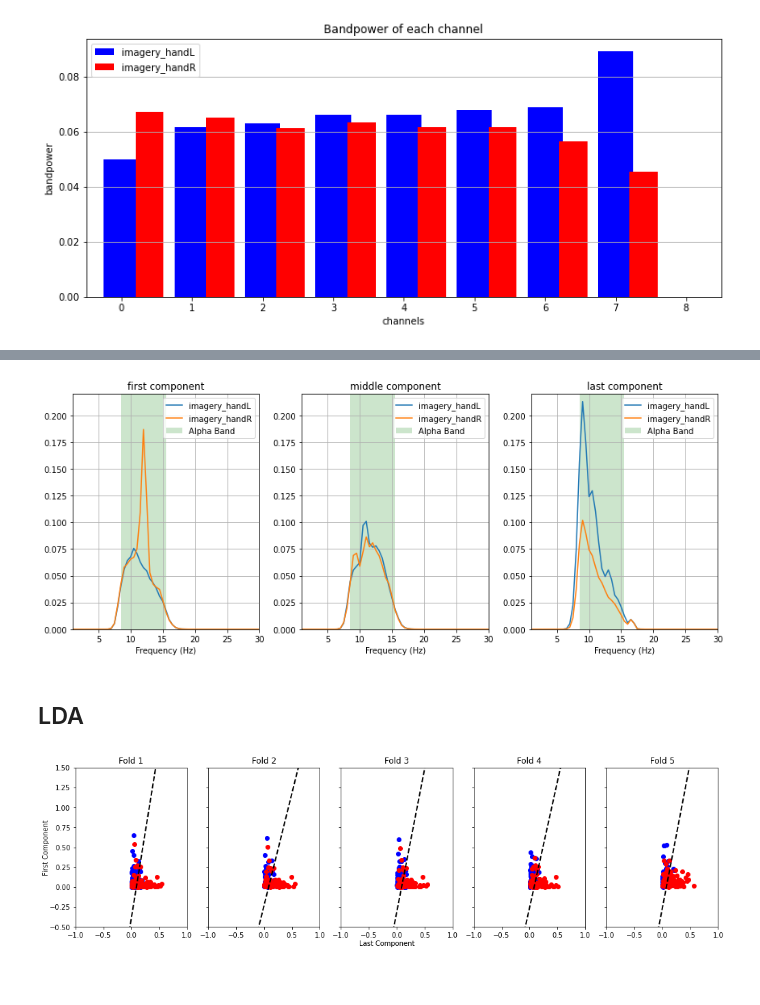
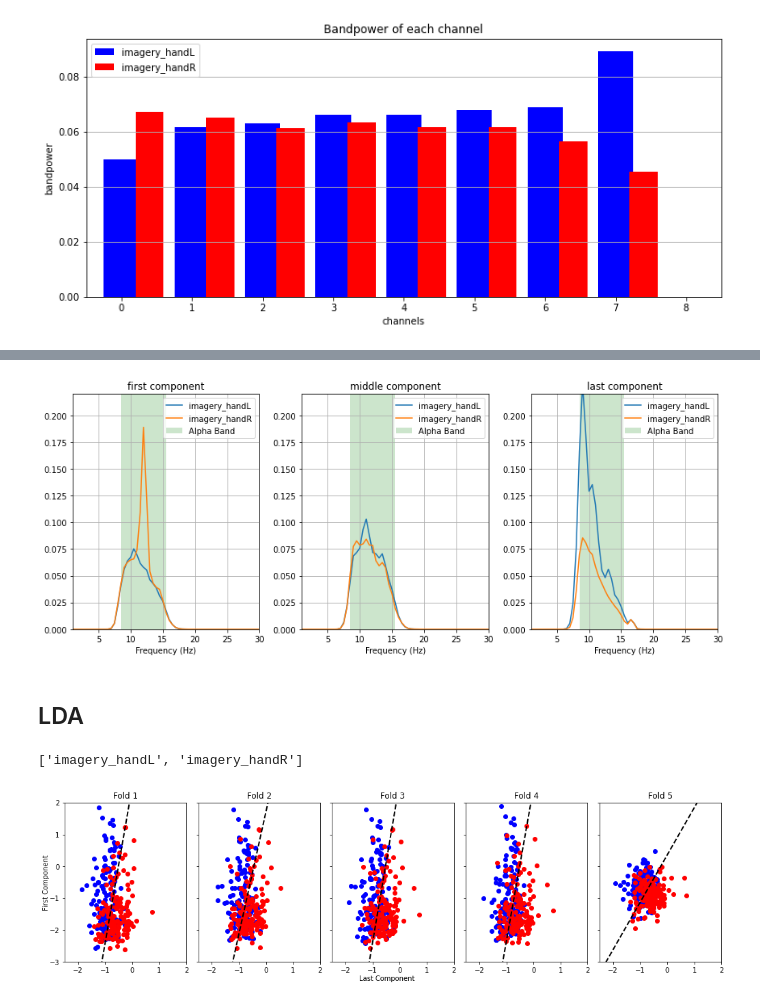
Before and after one commit to Jake-Jay/motor-imagery, a Jupyter notebook: FullPipeline_03.ipynb, the cells around one changed output, grey strips where cells are left out. Drawn from its saved outputs; the diff is of its cells as text; code cells hidden in the pictures.

```diff
--- a/FullPipeline_03.ipynb
+++ b/FullPipeline_03.ipynb
@@ -287,7 +287,7 @@ analysis.plot_psd(
 # %%
 trials_bp = {}
 for cl in classes:
-    freqs, bandpower = analysis.bandpower(good_trials[cl], fs)
+    freqs, bandpower = analysis.bandpower(good_trials[cl], fs, band=[10, 12])
     trials_bp[cl] = bandpower
 
 analysis.plot_bandpower(trials_bp, classes)
@@ -340,6 +340,13 @@ analysis.plot_bandpower(trials_bp, classes)
 # %% [output]
 [figure]
 # %%
+fig = plt.figure()
+ax = fig.add_subplot(111)
 for cl, col in zip(classes, ['b', 'r']):
-    plt.scatter(trials_bp[cl][0,:], trials_bp[cl][-1,:], color=col)
+    ax.scatter(trials_bp[cl][0,:], trials_bp[cl][-1,:], color=col)
+
+ax.set_xlim([-0.1, 0.3])
+ax.set_ylim([-0.1, 0.4])
+ax.set_aspect('equal')
+plt.show()
 # %% [output]
@@ -358,15 +365,22 @@ analysis.plot_psd(
     maxy=0.22
 )
 # %% [output]
-[figure, old version]
+[figure, new version]
 # %% [markdown]
 ## LDA
+# %%
+classes
+# %% [output]
+['imagery_handL', 'imagery_handR']
+# %%
+# H-PARAMS
+nfolds = 5                              # Number of folds
+components = np.array([0,-1])           # Select components as features for classification
+feature = 'logvar'
+band = [11, 12.7]
+
+assert feature in ['bandpower', 'logvar']
 # %%
-# H-PARAMS
-nfolds = 5                              # Number of folds
-components = np.array([0,-1])           # Select components as features for classification
-band = [11,12.7]
-
 # Find size of cross val datasets
 test_set_shapes = {}
 train_set_shapes = {}
@@ -409,45 +423,56 @@ for i in range(nfolds):
         test[cl] = test[cl][components,:,:]
         # print(f'CSP ({cl}) train: {train[cl].shape}, test: {test[cl].shape}')
 
-    # Bandpower
-    for cl in classes:
-        _, bandpower = analysis.bandpower(train[cl], fs, band)
-        train[cl] = bandpower
-        _, bandpower = analysis.bandpower(test[cl], fs, band)
-        test[cl] = bandpower
+    if feature == 'bandpower':
+        # Bandpower
+        for cl in classes:
+            _, bandpower = analysis.bandpower(train[cl], fs, band)
+            train[cl] = bandpower
+            _, bandpower = analysis.bandpower(test[cl], fs, band)
+            test[cl] = bandpower
+    elif feature == 'logvar':
+        # Logvar
+        for cl in classes:
+            train[cl] = analysis.logvar(train[cl])
+            test[cl] = analysis.logvar(test[cl])
 
     # Train LDA
     W,b = train_lda(train[cl0].T, train[cl1].T)
 
     # Scatterplot
     for cl, col in zip(classes, ['b', 'r']):
         axs[i].scatter(train[cl][0,:], train[cl][-1,:], color=col)
     # Calculate decision boundary (x,y)
     x = np.arange(-3, 2, 0.1)
     y = (b - W[0]*x) / W[1]
     # Plot the decision boundary
     axs[i].plot(x,y, linestyle='--', linewidth=2, color='k')
-    axs[i].set_xlim(-1, 1)
-    axs[i].set_ylim(-0.5, 1.5)
+    if feature == 'bandpower':
+        axs[i].set_xlim(-1, 1)
+        axs[i].set_ylim(-0.5, 1.5)
+    elif feature == 'logvar':
+        axs[i].set_xlim(-2.5, 2)
+        axs[i].set_ylim(-3, 2)
+
     axs[i].set_title(f'Fold {i+1}')
 
 
     # Print confusion matrix
     conf = np.array([
         [(apply_lda(test[cl0], W, b) == 1).sum(),
         (apply_lda(test[cl1], W, b) == 1).sum()],
         [(apply_lda(test[cl0], W, b) == 2).sum(),
         (apply_lda(test[cl1], W, b) == 2).sum()],
     ])
 
     confusion_matrices[i] = conf
     accuracies[i] = np.sum(np.diag(conf)) / float(np.sum(conf))
 
 
 plt.tight_layout()
 plt.show()
 # %% [output]
-[figure, old version]
+[figure, new version]
 # %%
 visualise.print_results(classes, accuracies, confusion_matrices)
 # %% [output]
```
Also changed, not shown: parts of 5 cells of this notebook, 5 other files.
